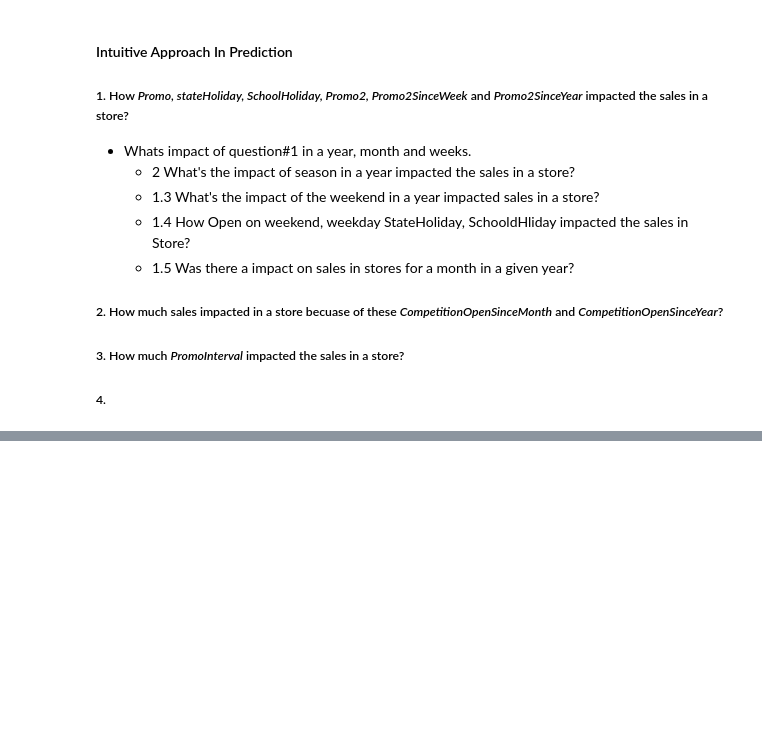
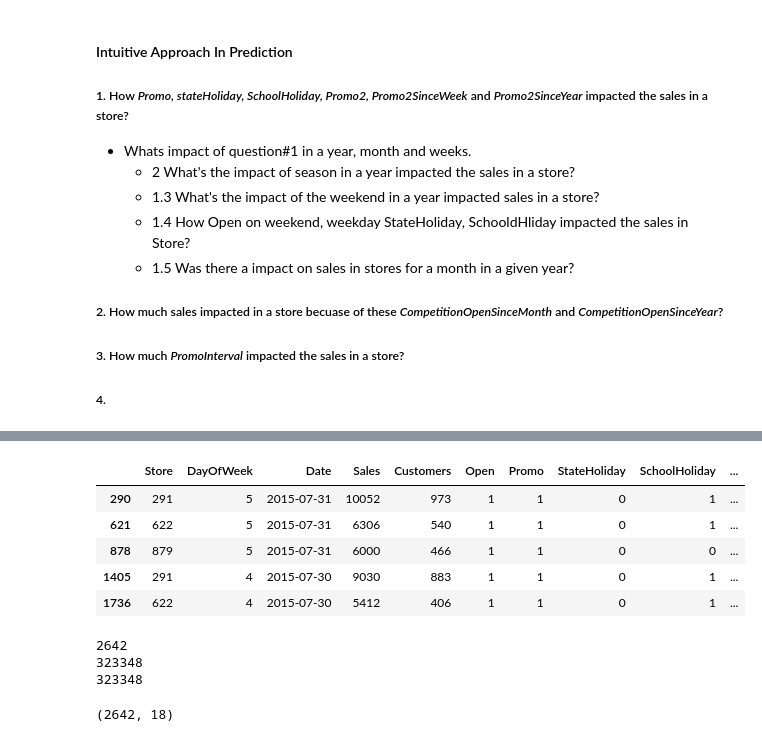
Before and after one commit to chakratechgeek/Supervised_Learning_MLOps, a Jupyter notebook: Rossmann_Store_Sales_Predict.ipynb, the cells around one changed output, grey strips where cells are left out. Drawn from its saved outputs; the diff is of its cells as text; code cells hidden in the pictures; blank space fills up the shorter version.

```diff
--- a/Rossmann_Store_Sales_Predict.ipynb
+++ b/Rossmann_Store_Sales_Predict.ipynb
@@ -179,0 +186,2 @@ None
+# %%
+df['Date'] = pd.to_datetime(df['Date'])
@@ -179,0 +221,21 @@ None
+# %%
+df[df['CompetitionDistance'].isnull()].head()
+# %% [output]
+|  | Store | DayOfWeek | Date | Sales | Customers | Open | Promo | StateHoliday | SchoolHoliday | ... |
+| 290 | 291 | 5 | 2015-07-31 | 10052 | 973 | 1 | 1 | 0 | 1 | ... |
+| 621 | 622 | 5 | 2015-07-31 | 6306 | 540 | 1 | 1 | 0 | 1 | ... |
+| 878 | 879 | 5 | 2015-07-31 | 6000 | 466 | 1 | 1 | 0 | 0 | ... |
+| 1405 | 291 | 4 | 2015-07-30 | 9030 | 883 | 1 | 1 | 0 | 1 | ... |
+| 1736 | 622 | 4 | 2015-07-30 | 5412 | 406 | 1 | 1 | 0 | 1 | ... |
+# %%
+print (df['CompetitionDistance'].isnull().sum() )
+print (df['CompetitionOpenSinceMonth'].isnull().sum() )
+print (df['CompetitionOpenSinceYear'].isnull().sum() )
+# %% [output]
+2642
+323348
+323348
+# %%
+df[df['CompetitionDistance'].isna() & df['CompetitionOpenSinceMonth'].isna() & df['CompetitionOpenSinceYear'].isna()].shape
+# %% [output]
+(2642, 18)
```
Also changed, not shown: parts of 10 cells of this notebook.
